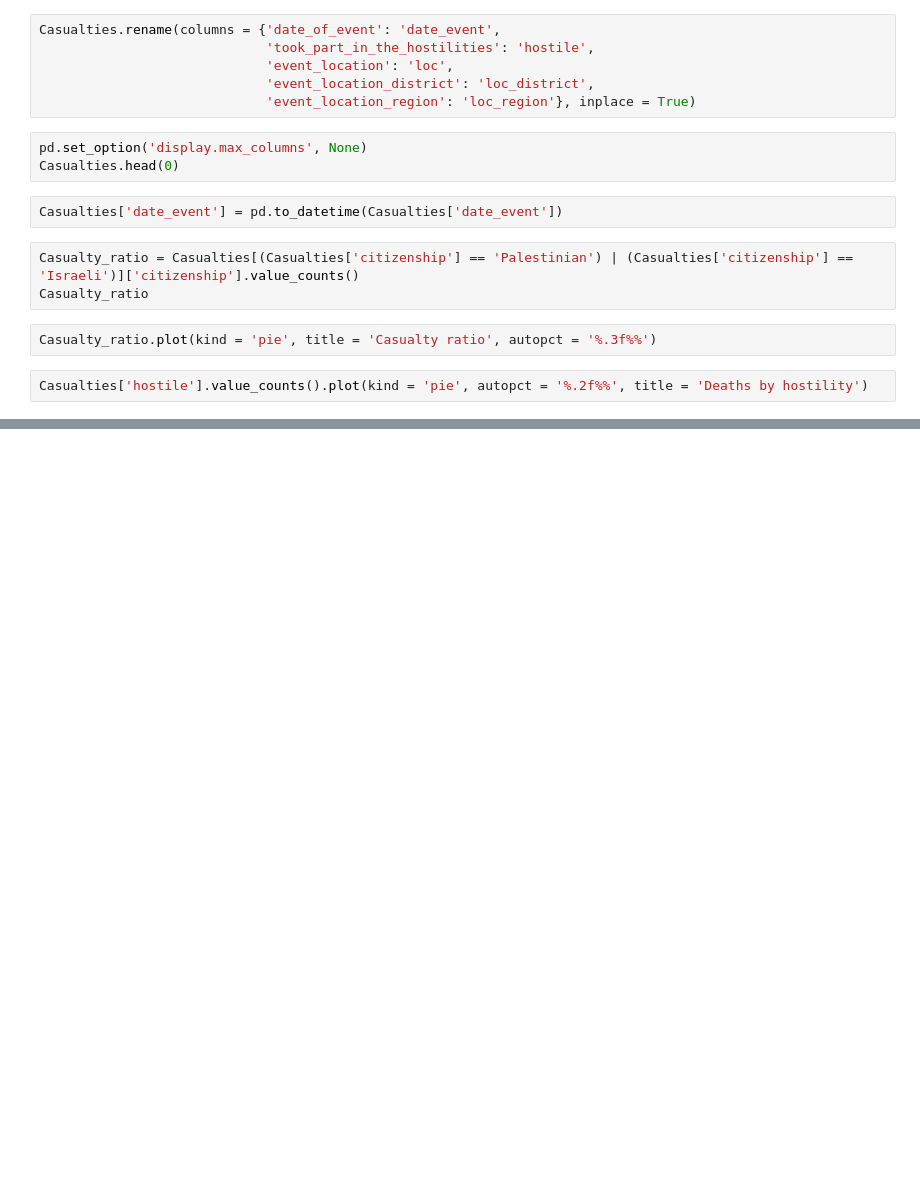
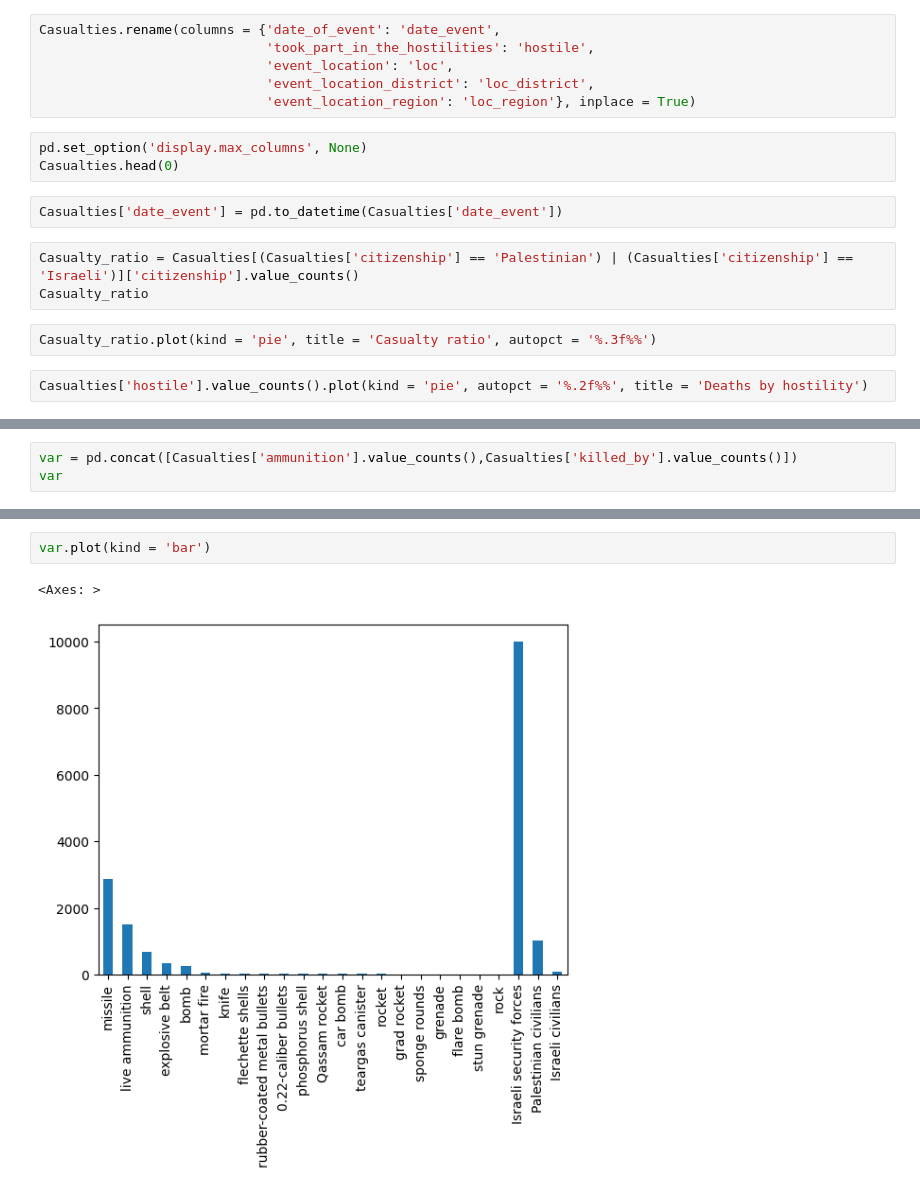
Before and after one commit to PeleKempf/Probable-Garbanzo, a Jupyter notebook: Workin.ipynb, the cells around one changed output, grey strips where cells are left out. Cells and saved outputs as stored; diff of their text form; blank space fills up the shorter version.

```diff
--- a/Workin.ipynb
+++ b/Workin.ipynb
@@ -30,0 +25,3 @@ TypeError: unsupported operand type(s) for |: 'str' and 'str'
+# %%
+var = pd.concat([Casualties['ammunition'].value_counts(),Casualties['killed_by'].value_counts()])
+var
@@ -30,0 +46,5 @@ TypeError: unsupported operand type(s) for |: 'str' and 'str'
+# %%
+var.plot(kind = 'bar')
+# %% [output]
+<Axes: >
+[figure, added]
```
Also changed, not shown: parts of 3 cells of this notebook.
